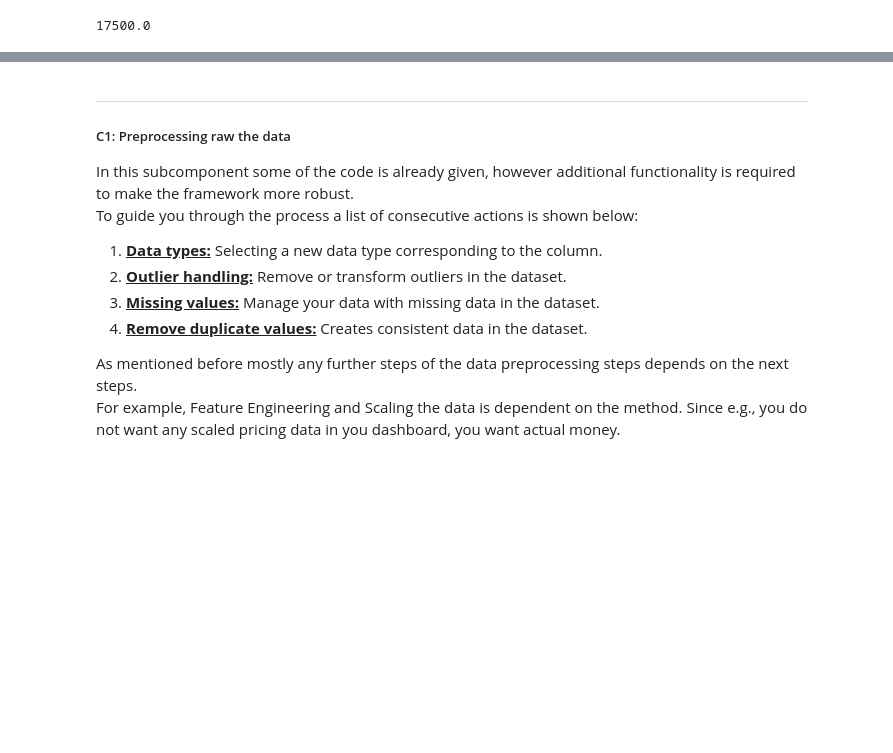
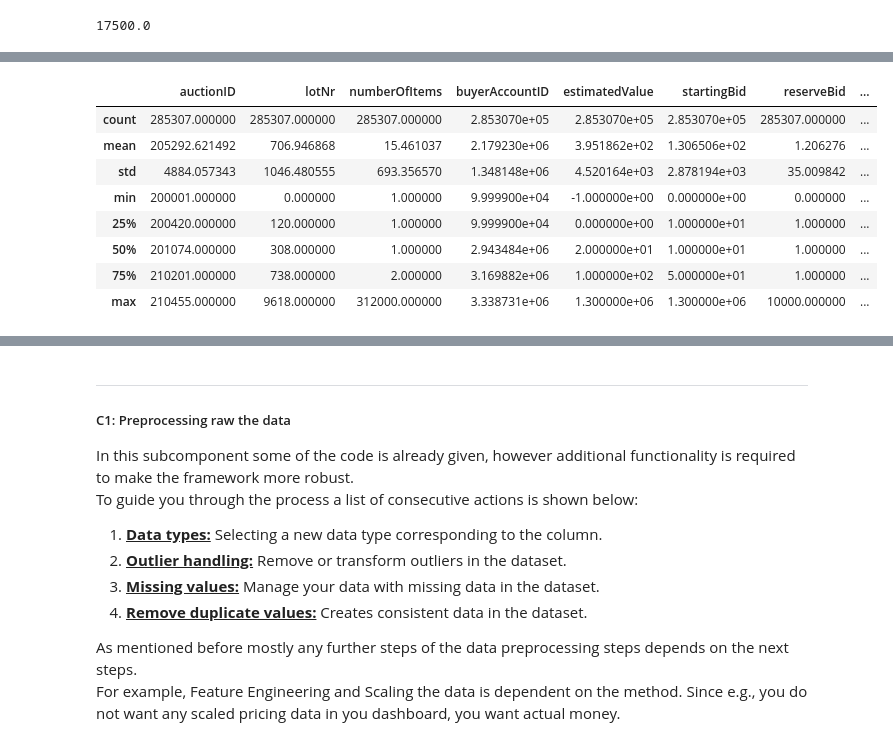
Before and after one commit to DatacationOrg/datacademy-v2, a Jupyter notebook: M10_FINAL/src/Main.ipynb, the cells around one changed output, grey strips where cells are left out. Saved outputs shown, nothing was run; the diff lists cells and outputs as text; code cells hidden in the pictures; blank space fills up the shorter version.

```diff
--- a/M10_FINAL/src/Main.ipynb
+++ b/M10_FINAL/src/Main.ipynb
@@ -299,0 +274,13 @@ False
+# %%
+#TODO: Print the description of the numerical values of the lots Pandas Dataframe.
+lots.describe()
+# %% [output]
+|  | auctionID | lotNr | numberOfItems | buyerAccountID | estimatedValue | startingBid | reserveBid | ... |
+| count | 285307.000000 | 285307.000000 | 285307.000000 | 2.853070e+05 | 2.853070e+05 | 2.853070e+05 | 285307.000000 | ... |
+| mean | 205292.621492 | 706.946868 | 15.461037 | 2.179230e+06 | 3.951862e+02 | 1.306506e+02 | 1.206276 | ... |
+| std | 4884.057343 | 1046.480555 | 693.356570 | 1.348148e+06 | 4.520164e+03 | 2.878194e+03 | 35.009842 | ... |
+| min | 200001.000000 | 0.000000 | 1.000000 | 9.999900e+04 | -1.000000e+00 | 0.000000e+00 | 0.000000 | ... |
+| 25% | 200420.000000 | 120.000000 | 1.000000 | 9.999900e+04 | 0.000000e+00 | 1.000000e+01 | 1.000000 | ... |
+| 50% | 201074.000000 | 308.000000 | 1.000000 | 2.943484e+06 | 2.000000e+01 | 1.000000e+01 | 1.000000 | ... |
+| 75% | 210201.000000 | 738.000000 | 2.000000 | 3.169882e+06 | 1.000000e+02 | 5.000000e+01 | 1.000000 | ... |
+| max | 210455.000000 | 9618.000000 | 312000.000000 | 3.338731e+06 | 1.300000e+06 | 1.300000e+06 | 10000.000000 | ... |
```
Also changed, not shown: parts of 63 cells of this notebook.
